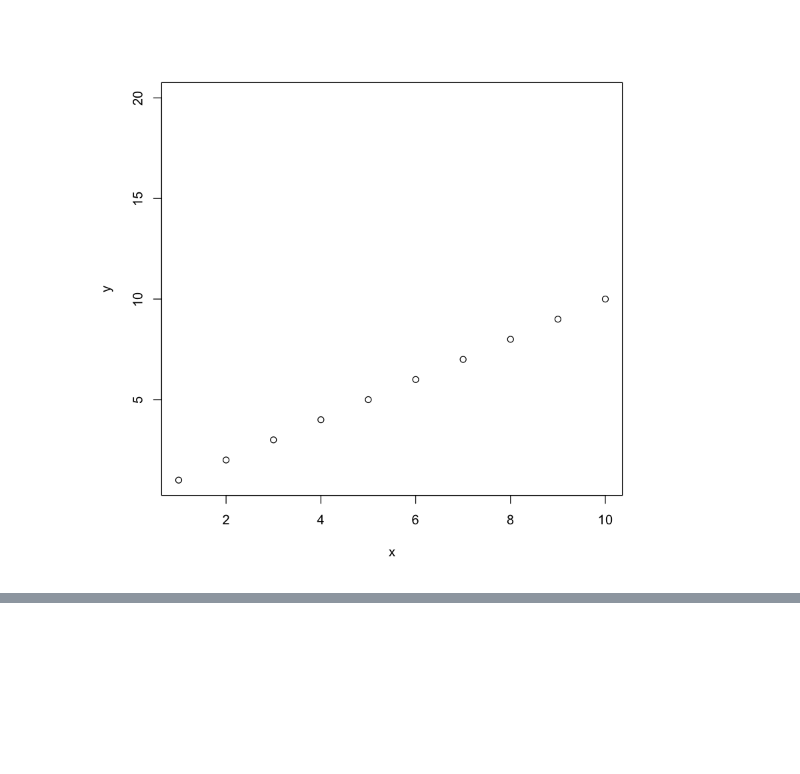
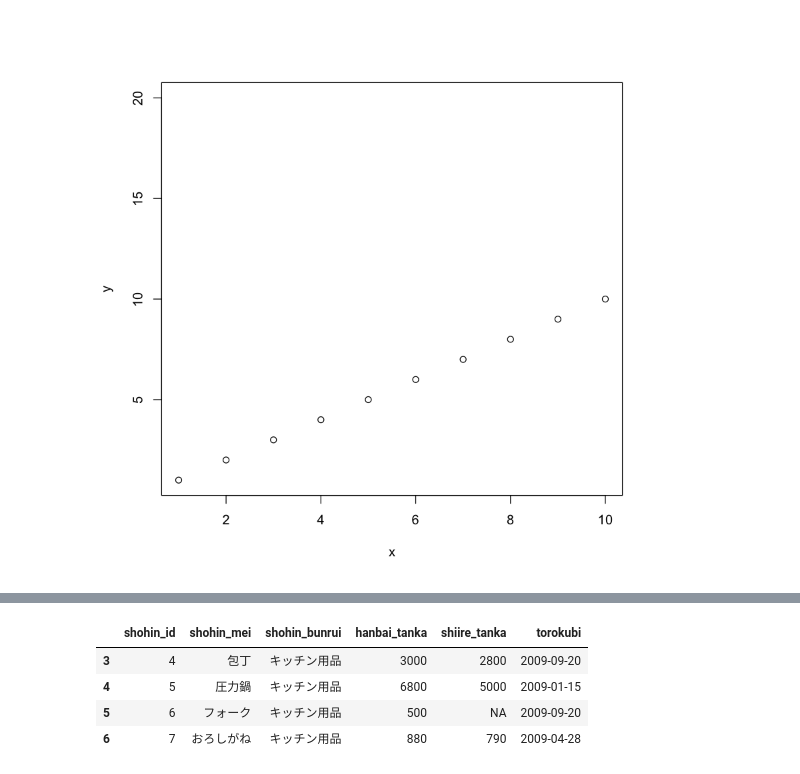
Before and after one commit to Ken-3/origin, a Jupyter notebook: R_Practice.ipynb, the cells around one changed output, grey strips where cells are left out. Cells and saved outputs as stored; diff of their text form; code cells hidden in the pictures; blank space fills up the shorter version.

```diff
--- a/R_Practice.ipynb
+++ b/R_Practice.ipynb
@@ -58,0 +151,9 @@ sample <- read.table('clipboard')
+# %%
+kitchen <- subset(sample,sample$shohin_bunrui=='キッチン用品') # 条件を付けてデータを取り出す
+kitchen
+# %% [output]
+|  | shohin_id | shohin_mei | shohin_bunrui | hanbai_tanka | shiire_tanka | torokubi |
+| 3 | 4 | 包丁 | キッチン用品 | 3000 | 2800 | 2009-09-20 |
+| 4 | 5 | 圧力鍋 | キッチン用品 | 6800 | 5000 | 2009-01-15 |
+| 5 | 6 | フォーク | キッチン用品 | 500 | NA | 2009-09-20 |
+| 6 | 7 | おろしがね | キッチン用品 | 880 | 790 | 2009-04-28 |
```
Also changed, not shown: parts of 25 cells of this notebook.
